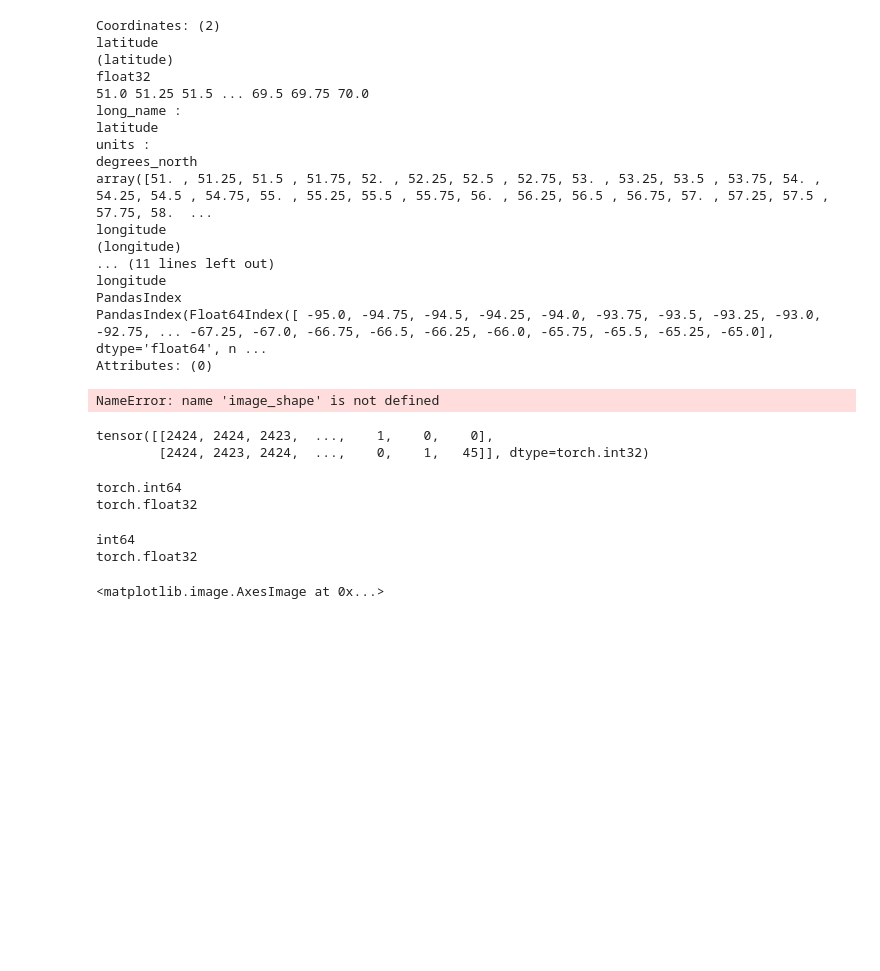
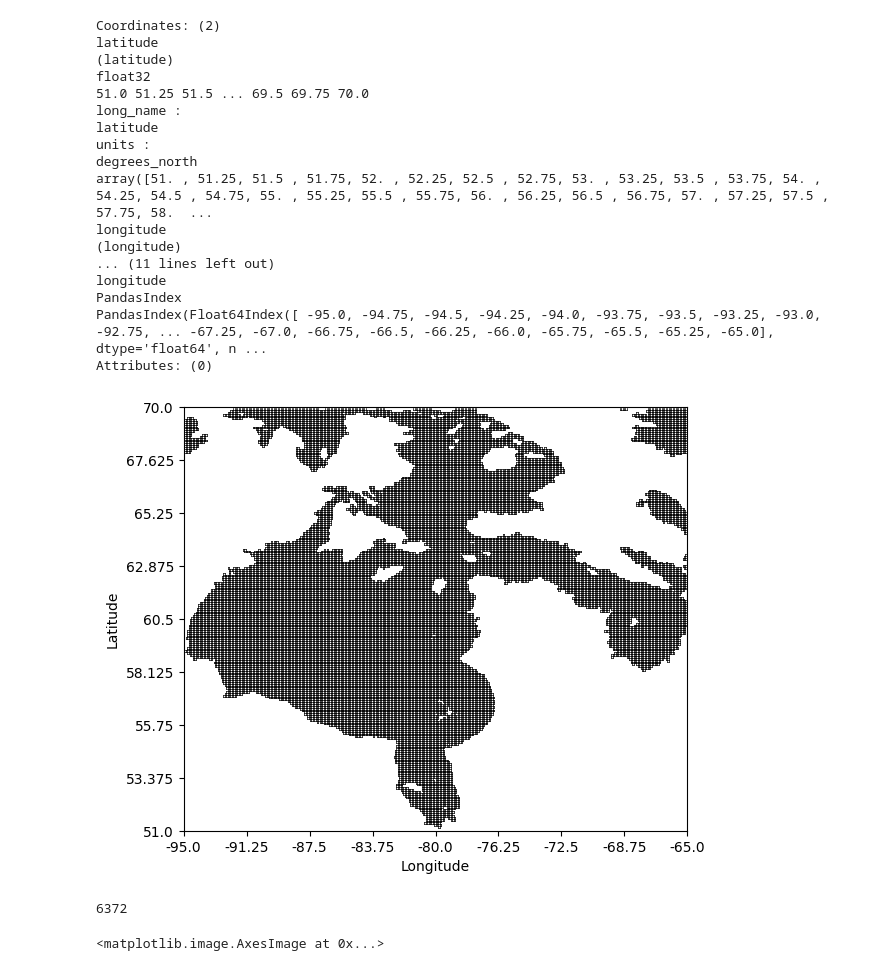
Before and after one commit to zach-gousseau/Quadtree-MPNNLSTM, a Jupyter notebook: create_mesh.ipynb, the cells around one changed output. Cells and saved outputs as stored; diff of their text form; code cells hidden in the pictures; blank space fills up the shorter version.

```diff
--- a/create_mesh.ipynb
+++ b/create_mesh.ipynb
@@ -275,28 +268,37 @@ def create_static_homogeneous_graph(image_shape, max_grid_size, mask, use_edge_a
 
     return graph_structure
 
-create_static_homogeneous_graph(image_shape, 4, mask)
+
+graph_structure = create_static_heterogeneous_graph(mask.shape, 4, mask)
+# graph_structure = create_static_homogeneous_graph(mask.shape, 4, mask)
-# %% [output]
-NameError: name 'image_shape' is not defined
-# %%
-torch.Tensor(graph_structure['edge_index']).type(torch.int)
-# %% [output]
-tensor([[2424, 2424, 2423,  ...,    1,    0,    0],
-        [2424, 2423, 2424,  ...,    0,    1,   45]], dtype=torch.int32)
-# %%
-graph_structure = create_static_heterogeneous_graph(mask.shape, 4, mask)
-print(graph_structure['edge_index'].dtype)
-print(graph_structure['edge_attrs'].dtype)
-# %% [output]
-torch.int64
-torch.float32
-# %%
-graph_structure = create_static_homogeneous_graph(mask.shape, 4, mask)
-print(graph_structure['edge_index'].dtype)
-print(graph_structure['edge_attrs'].dtype)
-# %% [output]
-int64
-torch.float32
+# %%
+from graph_functions import plot_contours
+import matplotlib.ticker as ticker
+
+labels = torch.einsum('i,ijk->ijk',
+                      torch.Tensor(graph_structure['graph_nodes']),
+                      torch.Tensor(graph_structure['mapping'].reshape(-1, *mask.shape))
+                     ).sum(0)
+
+labels = labels.numpy().astype(int)
+
+fig, ax = plt.subplots(figsize=(6.5, 5.5))
+ax.set_xlim(0, mask.shape[1])
+ax.set_ylim(0, mask.shape[0])
+ax.xaxis.set_major_locator(ticker.LinearLocator(9))
+ax.yaxis.set_major_locator(ticker.LinearLocator(9))
+ax.set_yticklabels(np.linspace(ds.latitude.values.min(), ds.latitude.values.max(), 9))
+ax.set_xticklabels(np.linspace(ds.longitude.values.min(), ds.longitude.values.max(), 9))
+ax.set_ylabel('Latitude')
+ax.set_xlabel('Longitude')
+
+plot_contours(ax, labels)
+# %% [output]
+[figure, added]
+# %%
+len(graph_structure['graph_nodes'])
+# %% [output]
+6372
 # %%
 arr = np.random.random(size=ds.isel(time=150).siconc.values.shape)
 arr = np.nan_to_num(arr)
```
Also changed, not shown: parts of 2 cells of this notebook, 7 other files.
